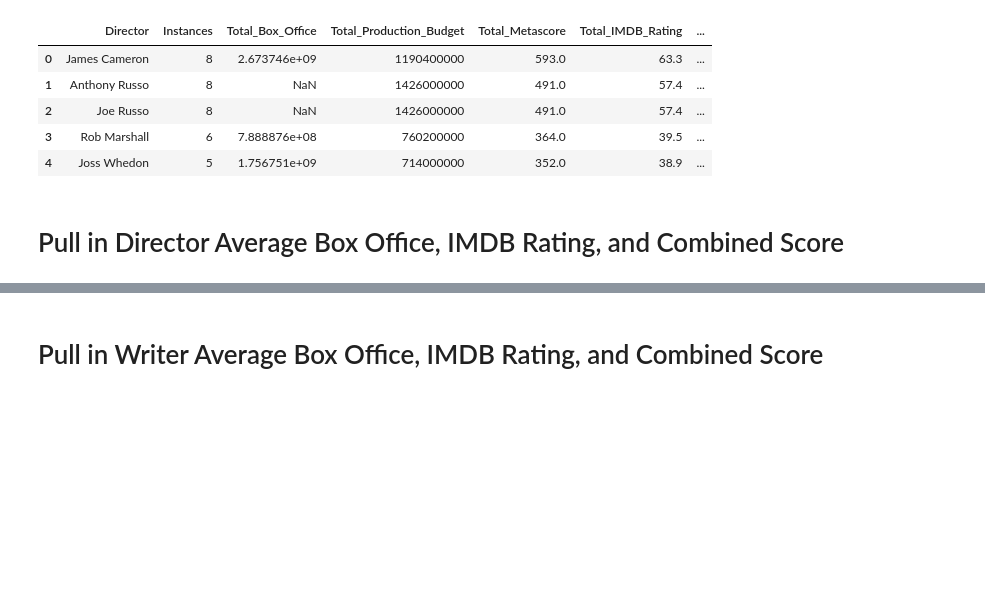
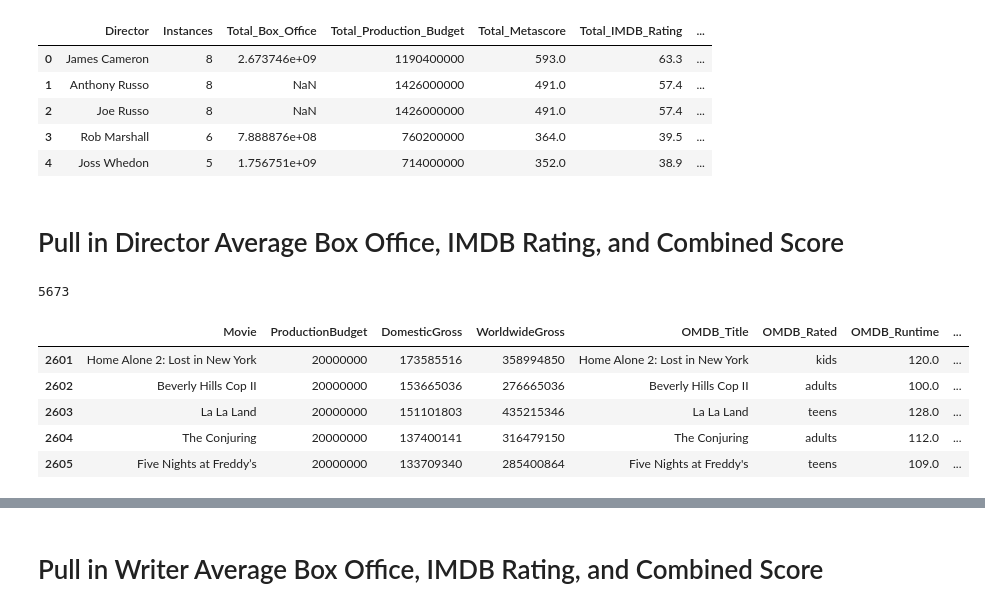
Before and after one commit to vt-bekah/Predicting_Movie_Ratings, a Jupyter notebook: Python/Numbers_OMDB_add_people_ratings.ipynb, the cells around one changed output, grey strips where cells are left out. Saved outputs shown, nothing was run; the diff lists cells and outputs as text; code cells hidden in the pictures; blank space fills up the shorter version.

Commit message:
completed code for movie maker model work as well as naming conventions for related files

```diff
--- a/Pull_In_Ratings.ipynb
+++ b/Python/Numbers_OMDB_add_people_ratings.ipynb
@@ -6,10 +6,10 @@ import numpy as np
 # %% [markdown]
 # Load the data into dataframes
 # %%
-movies_df = pd.read_csv("./Resources/movies_processed.csv")
-directors_df = pd.read_csv("./Resources/director_data_avg.csv", encoding='utf-8')
-writers_df = pd.read_csv("./Resources/writer_data_avg.csv", encoding='utf-8')
-actors_df = pd.read_csv("./Resources/actor_data_avg.csv", encoding='utf-8')
+movies_df = pd.read_csv("../Resources/Numbers_OMDB_processed.csv")
+directors_df = pd.read_csv("../Resources/Numbers_OMDB_director_data.csv", encoding='utf-8')
+writers_df = pd.read_csv("../Resources/Numbers_OMDB_writer_data.csv", encoding='utf-8')
+actors_df = pd.read_csv("../Resources/Numbers_OMDB_actor_data.csv", encoding='utf-8')
 # Get rid of the index column in primary DF
 movies_df = movies_df[['Movie', 'ProductionBudget', 'DomesticGross','WorldwideGross', 'OMDB_Title',
                              'OMDB_Rated', 'OMDB_Runtime', 'OMDB_Genre', 'OMDB_Director', 'OMDB_Writer',
@@ -35,6 +35,20 @@ directors_df.head()
 | 4 | Joss Whedon | 5 | 1.756751e+09 | 714000000 | 352.0 | 38.9 | ... |
 # %% [markdown]
 # Pull in Director Average Box Office, IMDB Rating, and Combined Score
+# %%
+print(len(movies_df))
+# %% [output]
+5673
+# %%
+short_movies_df = movies_df.head(2606)
+short_movies_df.tail(5)
+# %% [output]
+|  | Movie | ProductionBudget | DomesticGross | WorldwideGross | OMDB_Title | OMDB_Rated | OMDB_Runtime | ... |
+| 2601 | Home Alone 2: Lost in New York | 20000000 | 173585516 | 358994850 | Home Alone 2: Lost in New York | kids | 120.0 | ... |
+| 2602 | Beverly Hills Cop II | 20000000 | 153665036 | 276665036 | Beverly Hills Cop II | adults | 100.0 | ... |
+| 2603 | La La Land | 20000000 | 151101803 | 435215346 | La La Land | teens | 128.0 | ... |
+| 2604 | The Conjuring | 20000000 | 137400141 | 316479150 | The Conjuring | adults | 112.0 | ... |
+| 2605 | Five Nights at Freddy’s | 20000000 | 133709340 | 285400864 | Five Nights at Freddy's | teens | 109.0 | ... |
 # %%
 # Loop through every row of the movies_df
 for index, row in movies_df.iterrows():
```
Also changed, not shown: parts of 1 cell of this notebook, 22 other files.
